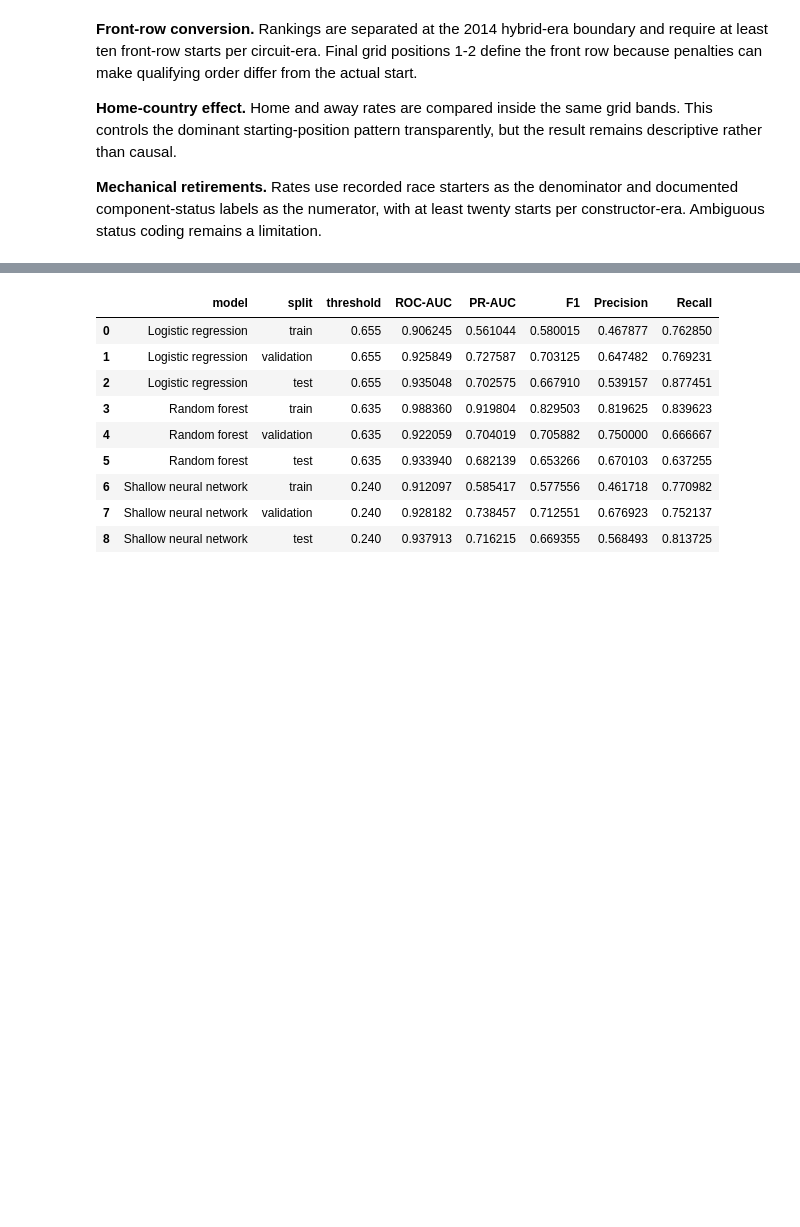
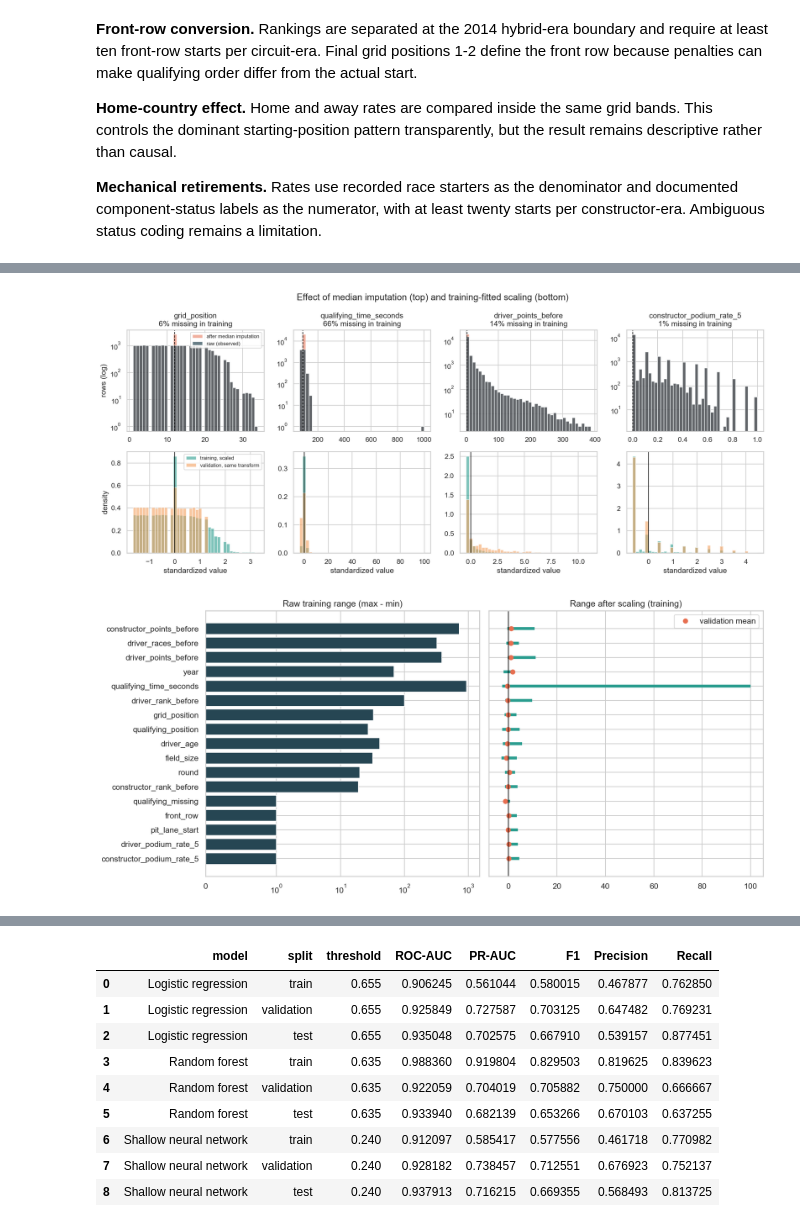
Before and after one commit to aliyousefex/ACL-9th-Paladin, a Jupyter notebook: notebooks/milestone_1_f1_podium_prediction.ipynb, the cells around one changed output, grey strips where cells are left out. Saved outputs shown, nothing was run; the diff lists cells and outputs as text; code cells hidden in the pictures; blank space fills up the shorter version.

```diff
--- a/notebooks/milestone_1_f1_podium_prediction.ipynb
+++ b/notebooks/milestone_1_f1_podium_prediction.ipynb
@@ -1236,0 +1173,8 @@ Median imputation with scaling, median imputation without scaling, and zero impu
+# %%
+effects = results["preprocessing_effects"]
+display(effects[["feature", "missing_share", "fill_value", "raw_min", "raw_max", "raw_mean", "raw_std",
+                 "imputed_std", "std_change_from_imputation", "scaled_min", "scaled_max",
+                 "scaled_mean", "scaled_std", "validation_scaled_mean", "test_scaled_mean"]].round(3))
+display(Image(filename=str(OUT / "figures" / "preprocessing_distributions.png")))
+display(Image(filename=str(OUT / "figures" / "preprocessing_ranges.png")))
+# %% [output]
@@ -1236,0 +1199,2 @@ Median imputation with scaling, median imputation without scaling, and zero impu
+[figure, added]
+[figure, added]
```
Also changed, not shown: parts of 64 cells of this notebook, 6 other files.
